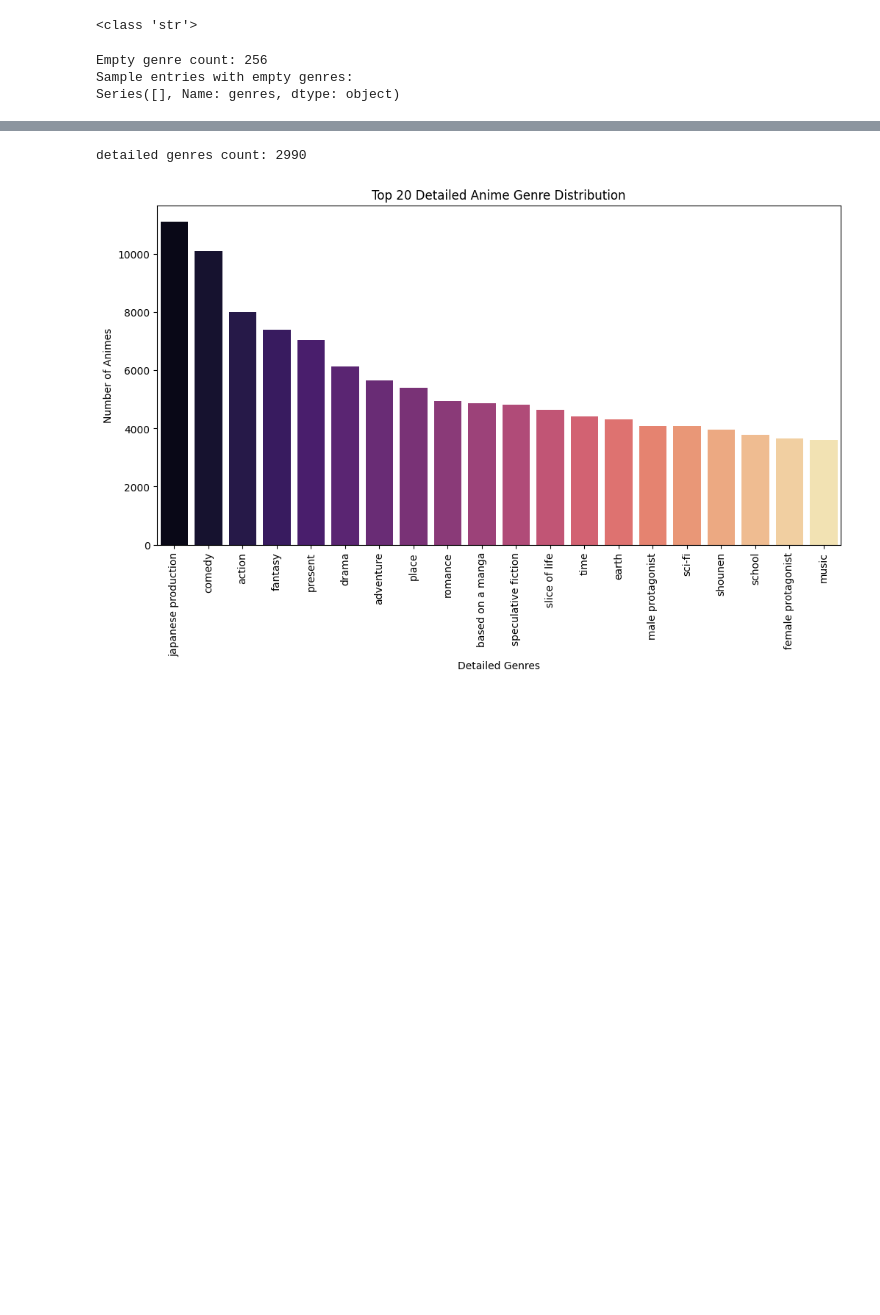
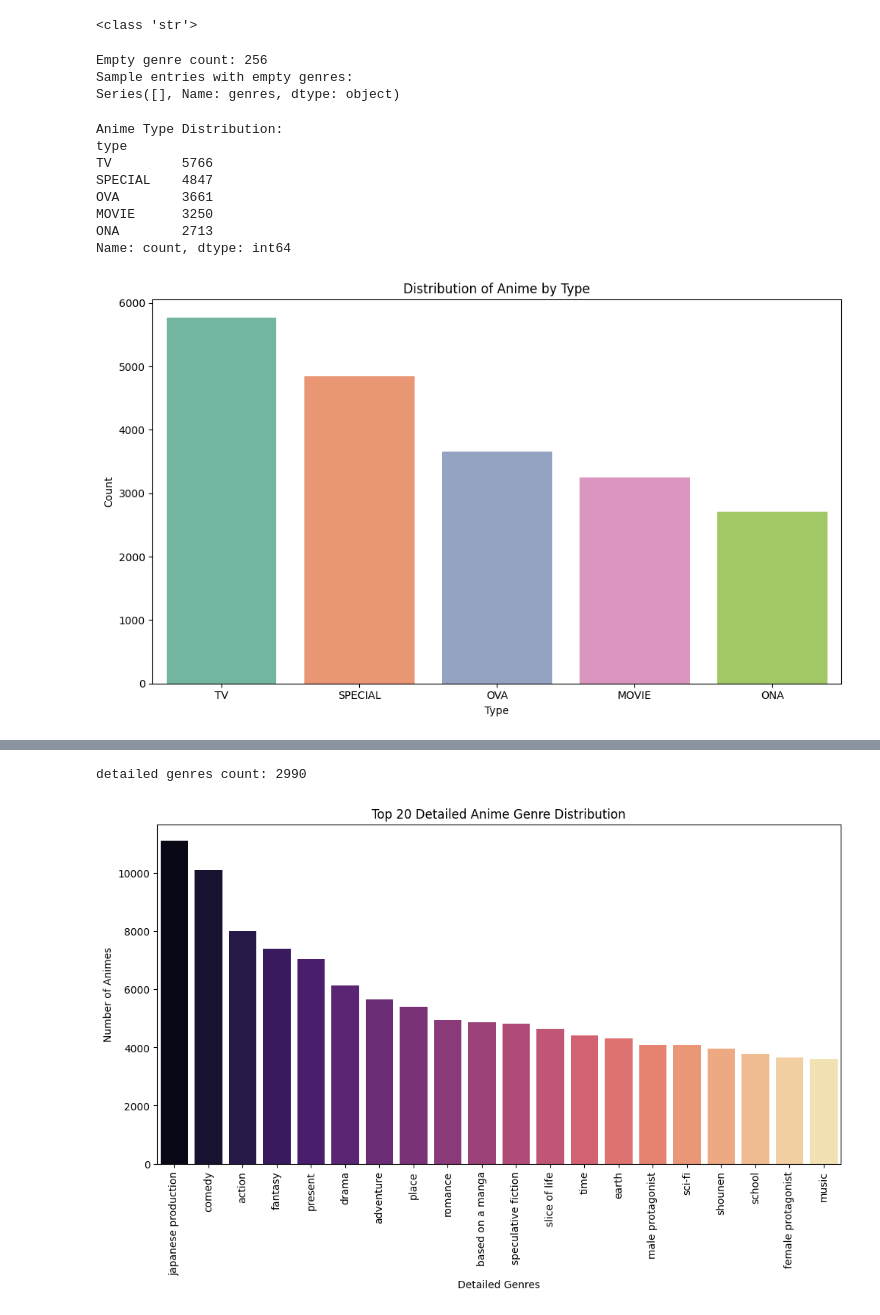
Before and after one commit to TOMOD4CHI/anime-recommender-chat-bot-, a Jupyter notebook: notebooks/eda.ipynb, the cells around one changed output, grey strips where cells are left out. Saved outputs shown, nothing was run; the diff lists cells and outputs as text; code cells hidden in the pictures; blank space fills up the shorter version.

```diff
--- a/notebooks/eda.ipynb
+++ b/notebooks/eda.ipynb
@@ -68,6 +102,29 @@ genres_series = (anime_df["genres"]
 Empty genre count: 256
 Sample entries with empty genres:
 Series([], Name: genres, dtype: object)
+# %%
+# Anime Type Distribution
+type_counts = anime_df['type'].value_counts()
+print("\nAnime Type Distribution:")
+print(type_counts)
+
+plt.figure(figsize=(10, 6))
+sns.barplot(x=type_counts.index, y=type_counts.values, palette='Set2', hue=type_counts.index)
+plt.title('Distribution of Anime by Type')
+plt.xlabel('Type')
+plt.ylabel('Count')
+plt.tight_layout()
+plt.show()
+# %% [output]
+Anime Type Distribution:
+type
+TV         5766
+SPECIAL    4847
+OVA        3661
+MOVIE      3250
+ONA        2713
+Name: count, dtype: int64
+[figure, added]
 # %%
 print("genres count:", genres_series.nunique())
 genre_counts = genres_series.value_counts()
```
Also changed, not shown: parts of 23 cells of this notebook, 1 other file.
